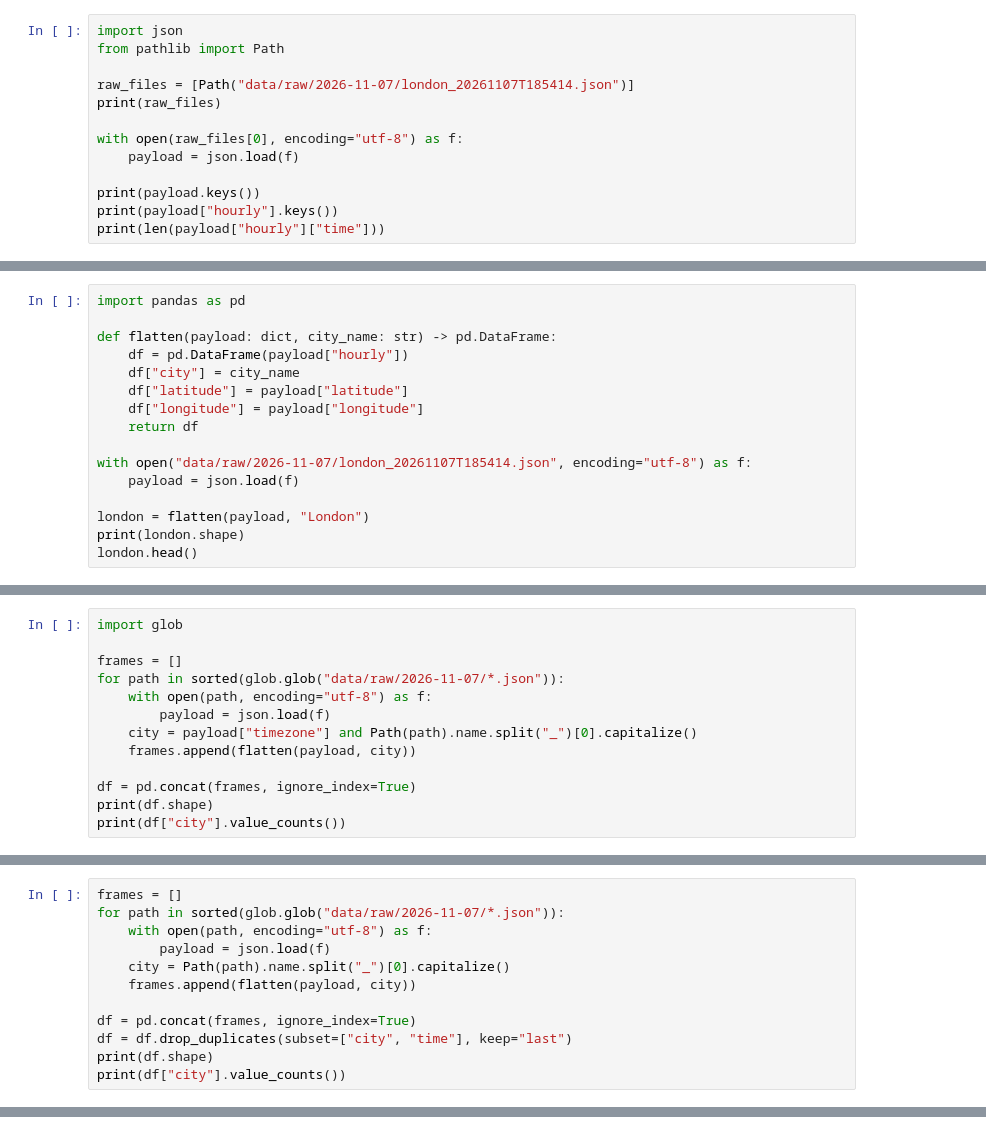
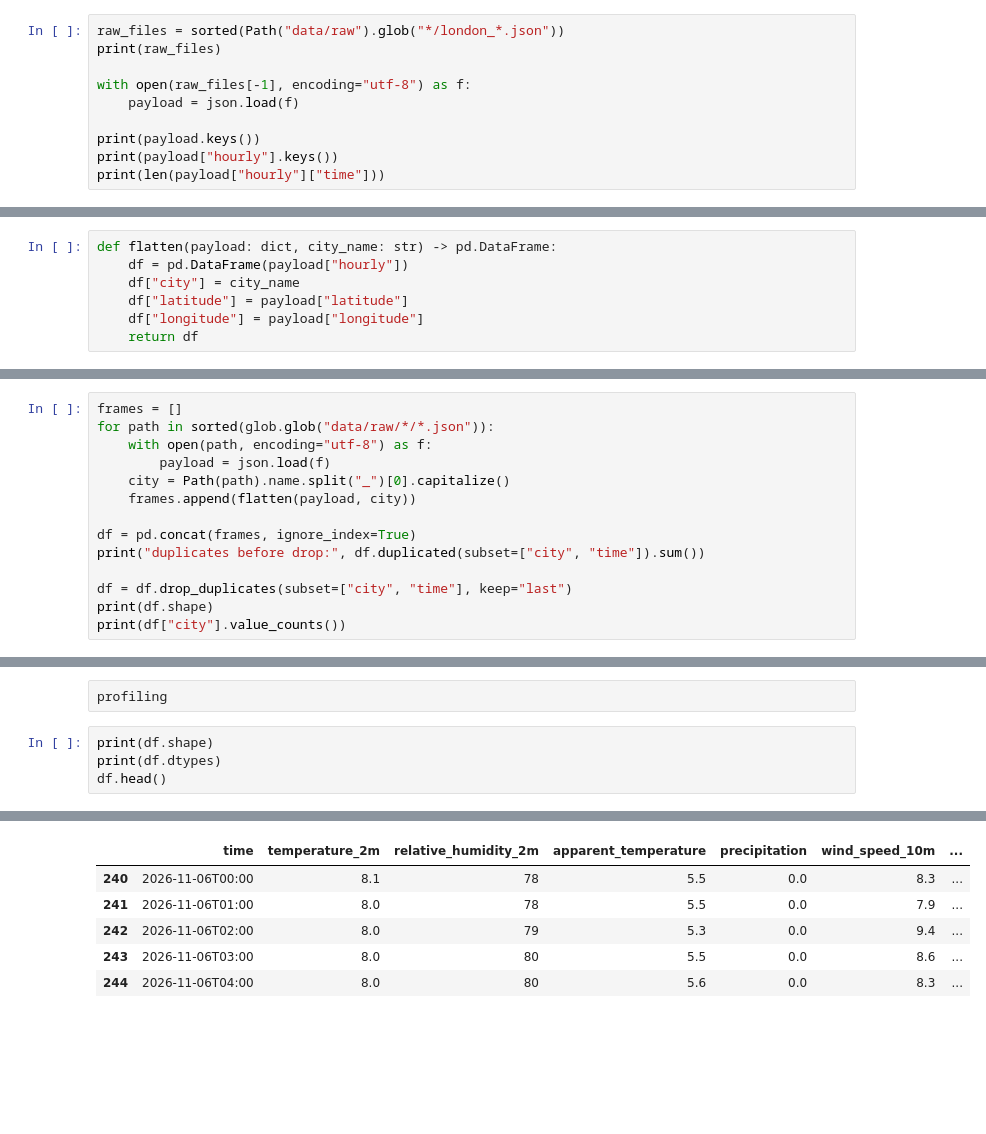
Before and after one commit to faaiz33/weatherflow-faaiz, a Jupyter notebook: notebooks/01_explore.ipynb, the cells around one changed output, grey strips where cells are left out. Cells and saved outputs as stored; diff of their text form; blank space fills up the shorter version.

```diff
--- a/notebooks/01_explore.ipynb
+++ b/notebooks/01_explore.ipynb
@@ -8,11 +10,8 @@ print(pandas.__version__)
 # %%
-import json
-from pathlib import Path
-
-raw_files = [Path("data/raw/2026-11-07/london_20261107T185414.json")]
+raw_files = sorted(Path("data/raw").glob("*/london_*.json"))
 print(raw_files)
 
-with open(raw_files[0], encoding="utf-8") as f:
+with open(raw_files[-1], encoding="utf-8") as f:
     payload = json.load(f)
 
 print(payload.keys())
@@ -35,16 +27,7 @@ False
 # %%
-import pandas as pd
-
 def flatten(payload: dict, city_name: str) -> pd.DataFrame:
     df = pd.DataFrame(payload["hourly"])
     df["city"] = city_name
     df["latitude"] = payload["latitude"]
     df["longitude"] = payload["longitude"]
     return df
-
-with open("data/raw/2026-11-07/london_20261107T185414.json", encoding="utf-8") as f:
-    payload = json.load(f)
-
-london = flatten(payload, "London")
-print(london.shape)
-london.head()
@@ -59,14 +36,15 @@ london.head()
 # %%
-import glob
-
 frames = []
-for path in sorted(glob.glob("data/raw/2026-11-07/*.json")):
+for path in sorted(glob.glob("data/raw/*/*.json")):
     with open(path, encoding="utf-8") as f:
         payload = json.load(f)
-    city = payload["timezone"] and Path(path).name.split("_")[0].capitalize()
+    city = Path(path).name.split("_")[0].capitalize()
     frames.append(flatten(payload, city))
 
 df = pd.concat(frames, ignore_index=True)
+print("duplicates before drop:", df.duplicated(subset=["city", "time"]).sum())
+
+df = df.drop_duplicates(subset=["city", "time"], keep="last")
 print(df.shape)
 print(df["city"].value_counts())
 # %% [output]
@@ -80,15 +59,9 @@ Manchester     96
 Name: count, dtype: int64
+# %% [raw]
+profiling
 # %%
-frames = []
-for path in sorted(glob.glob("data/raw/2026-11-07/*.json")):
-    with open(path, encoding="utf-8") as f:
-        payload = json.load(f)
-    city = Path(path).name.split("_")[0].capitalize()
-    frames.append(flatten(payload, city))
-
-df = pd.concat(frames, ignore_index=True)
-df = df.drop_duplicates(subset=["city", "time"], keep="last")
 print(df.shape)
-print(df["city"].value_counts())
+print(df.dtypes)
+df.head()
 # %% [output]
 (240, 10)
@@ -102 +79,7 @@ Name: count, dtype: int64
+|  | time | temperature_2m | relative_humidity_2m | apparent_temperature | precipitation | wind_speed_10m | ... |
+| 240 | 2026-11-06T00:00 | 8.1 | 78 | 5.5 | 0.0 | 8.3 | ... |
+| 241 | 2026-11-06T01:00 | 8.0 | 78 | 5.5 | 0.0 | 7.9 | ... |
+| 242 | 2026-11-06T02:00 | 8.0 | 79 | 5.3 | 0.0 | 9.4 | ... |
+| 243 | 2026-11-06T03:00 | 8.0 | 80 | 5.5 | 0.0 | 8.6 | ... |
+| 244 | 2026-11-06T04:00 | 8.0 | 80 | 5.6 | 0.0 | 8.3 | ... |
 # %%
```
Also changed, not shown: parts of 20 cells of this notebook.
